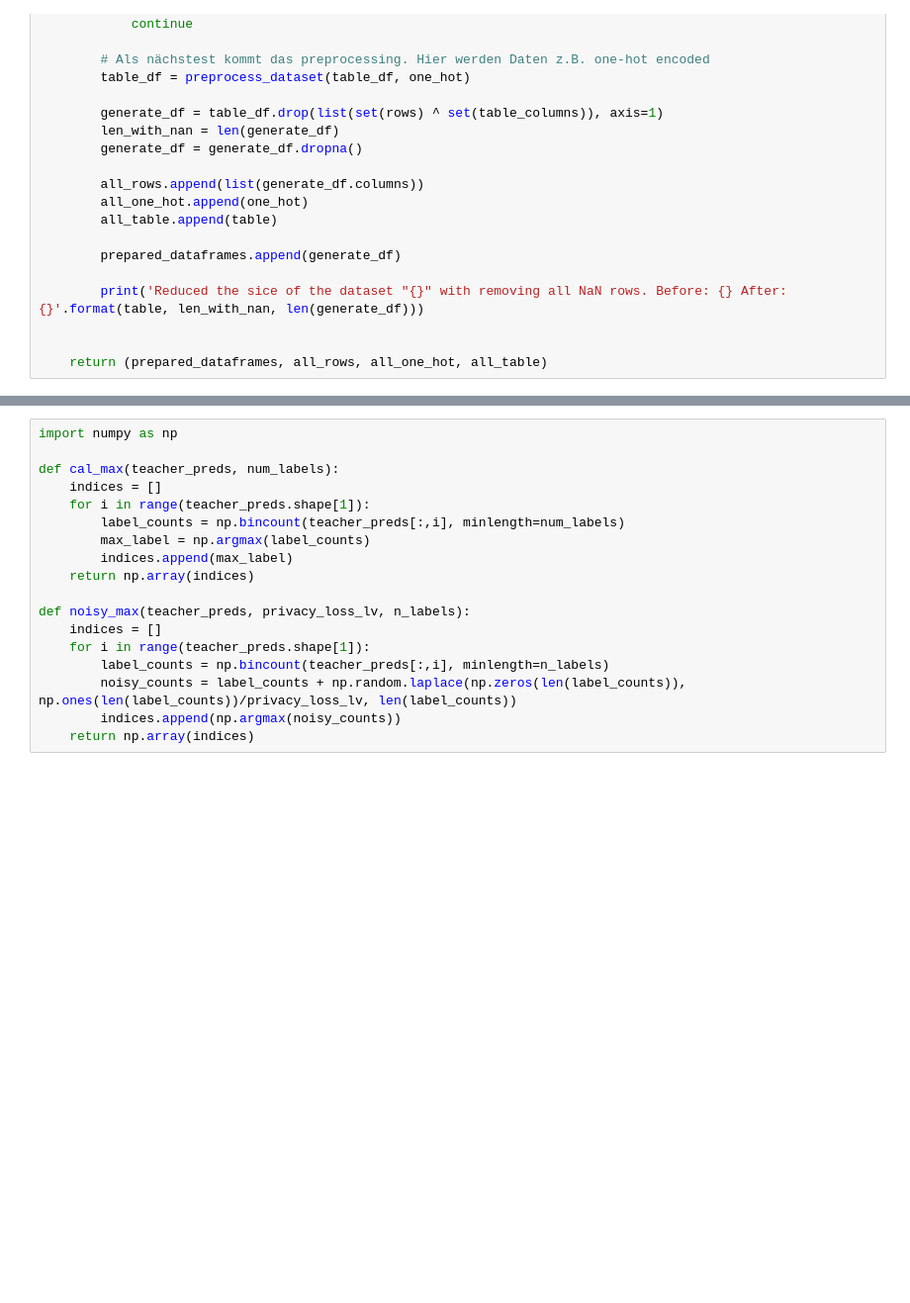
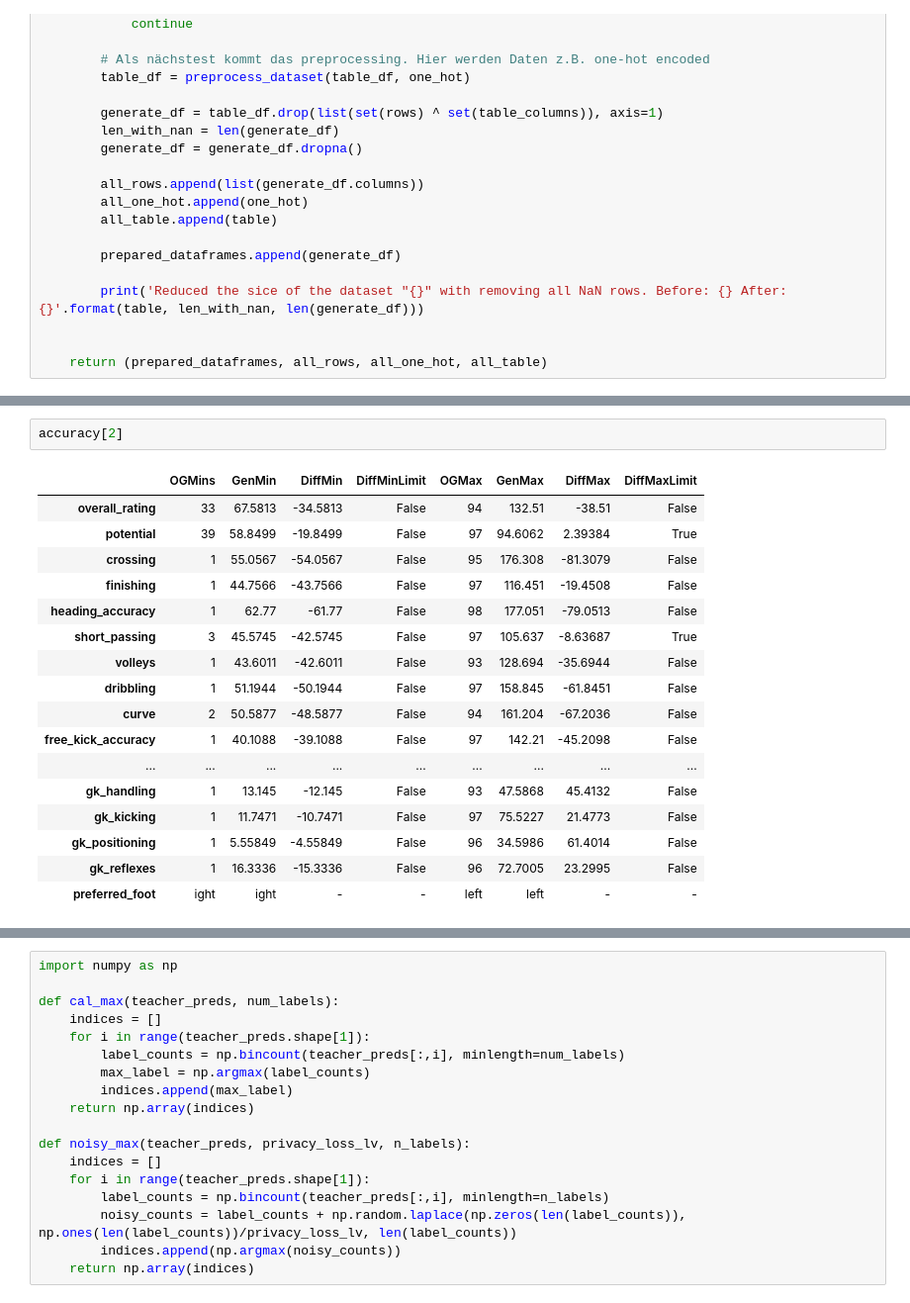
Before and after one commit to DerNiccoo/TensorFlow-training, a Jupyter notebook: 5.3 GAN Soccer.ipynb, the cells around one changed output, grey strips where cells are left out. Shown at 99% size. Drawn from its saved outputs; the diff is of its cells as text; blank space fills up the shorter version.

```diff
--- a/5.3 GAN Soccer.ipynb
+++ b/5.3 GAN Soccer.ipynb
@@ -1211,0 +1243,20 @@ Accuracy:0.33
+# %%
+accuracy[2]
+# %% [output]
+|  | OGMins | GenMin | DiffMin | DiffMinLimit | OGMax | GenMax | DiffMax | DiffMaxLimit |
+| overall_rating | 33 | 67.5813 | -34.5813 | False | 94 | 132.51 | -38.51 | False |
+| potential | 39 | 58.8499 | -19.8499 | False | 97 | 94.6062 | 2.39384 | True |
+| crossing | 1 | 55.0567 | -54.0567 | False | 95 | 176.308 | -81.3079 | False |
+| finishing | 1 | 44.7566 | -43.7566 | False | 97 | 116.451 | -19.4508 | False |
+| heading_accuracy | 1 | 62.77 | -61.77 | False | 98 | 177.051 | -79.0513 | False |
+| short_passing | 3 | 45.5745 | -42.5745 | False | 97 | 105.637 | -8.63687 | True |
+| volleys | 1 | 43.6011 | -42.6011 | False | 93 | 128.694 | -35.6944 | False |
+| dribbling | 1 | 51.1944 | -50.1944 | False | 97 | 158.845 | -61.8451 | False |
+| curve | 2 | 50.5877 | -48.5877 | False | 94 | 161.204 | -67.2036 | False |
+| free_kick_accuracy | 1 | 40.1088 | -39.1088 | False | 97 | 142.21 | -45.2098 | False |
+| ... | ... | ... | ... | ... | ... | ... | ... | ... |
+| gk_handling | 1 | 13.145 | -12.145 | False | 93 | 47.5868 | 45.4132 | False |
+| gk_kicking | 1 | 11.7471 | -10.7471 | False | 97 | 75.5227 | 21.4773 | False |
+| gk_positioning | 1 | 5.55849 | -4.55849 | False | 96 | 34.5986 | 61.4014 | False |
+| gk_reflexes | 1 | 16.3336 | -15.3336 | False | 96 | 72.7005 | 23.2995 | False |
+| preferred_foot | ight | ight | - | - | left | left | - | - |
```
Also changed, not shown: parts of 8 cells of this notebook.
